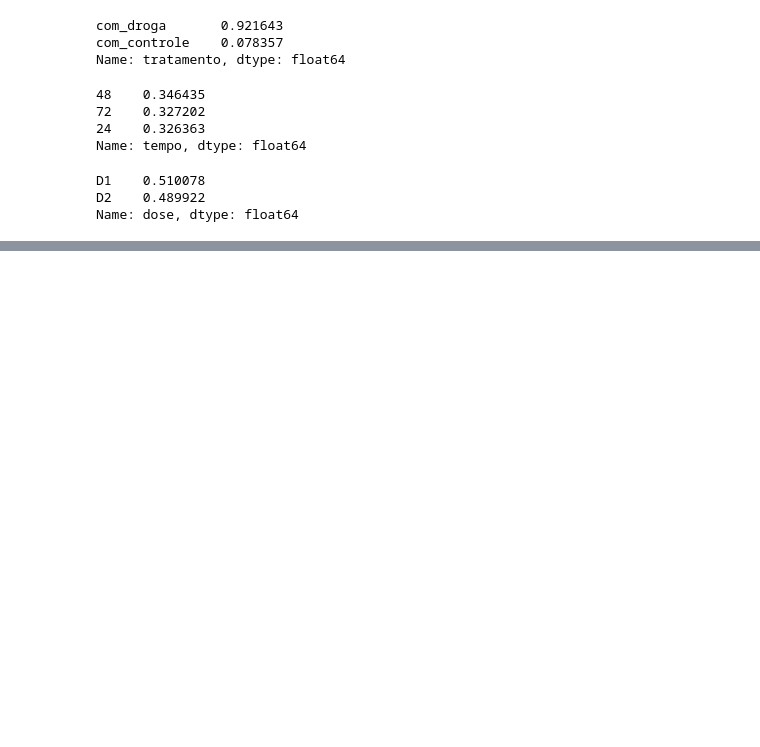
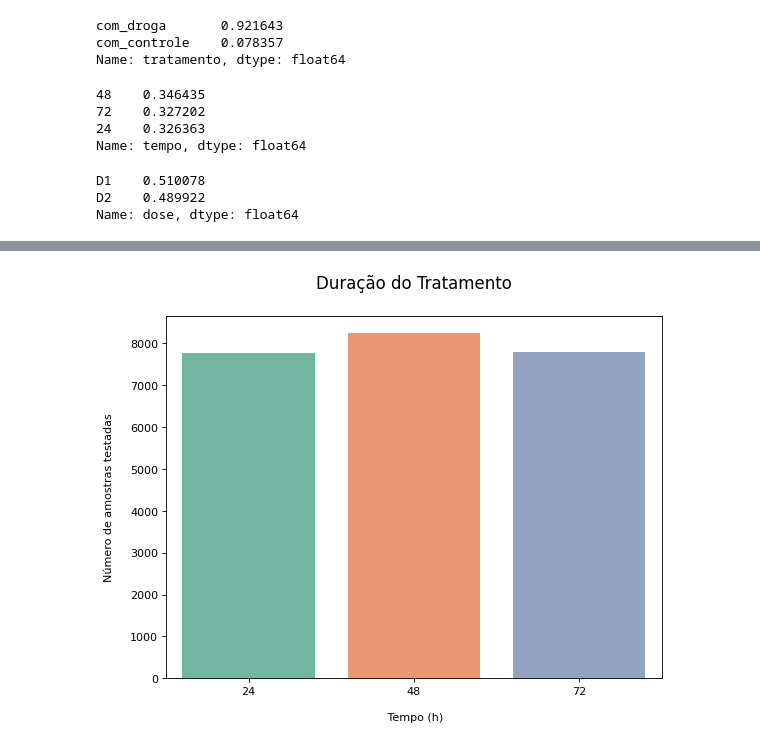
Before and after one commit to Bruno-Marin/ImersaoDados, a Jupyter notebook: Aula01.ipynb, the cells around one changed output, grey strips where cells are left out. Drawn from its saved outputs; the diff is of its cells as text; code cells hidden in the pictures; blank space fills up the shorter version.

```diff
--- a/Aula01.ipynb
+++ b/Aula01.ipynb
@@ -134,0 +133,9 @@ dados['tempo'].value_counts().plot.bar()
+# %%
+plt.figure(figsize=(8,6), dpi = 80)
+ax = sns.countplot(x='tempo', data=dados, palette=sns.color_palette('Set2'))
+ax.set_title('Duração do Tratamento\n', fontsize=15)
+ax.set_xlabel('\n Tempo (h)')
+ax.set_ylabel('Número de amostras testadas\n ')
+plt.show()
+# %% [output]
+[figure, added]
```
Also changed, not shown: parts of 9 cells of this notebook.
